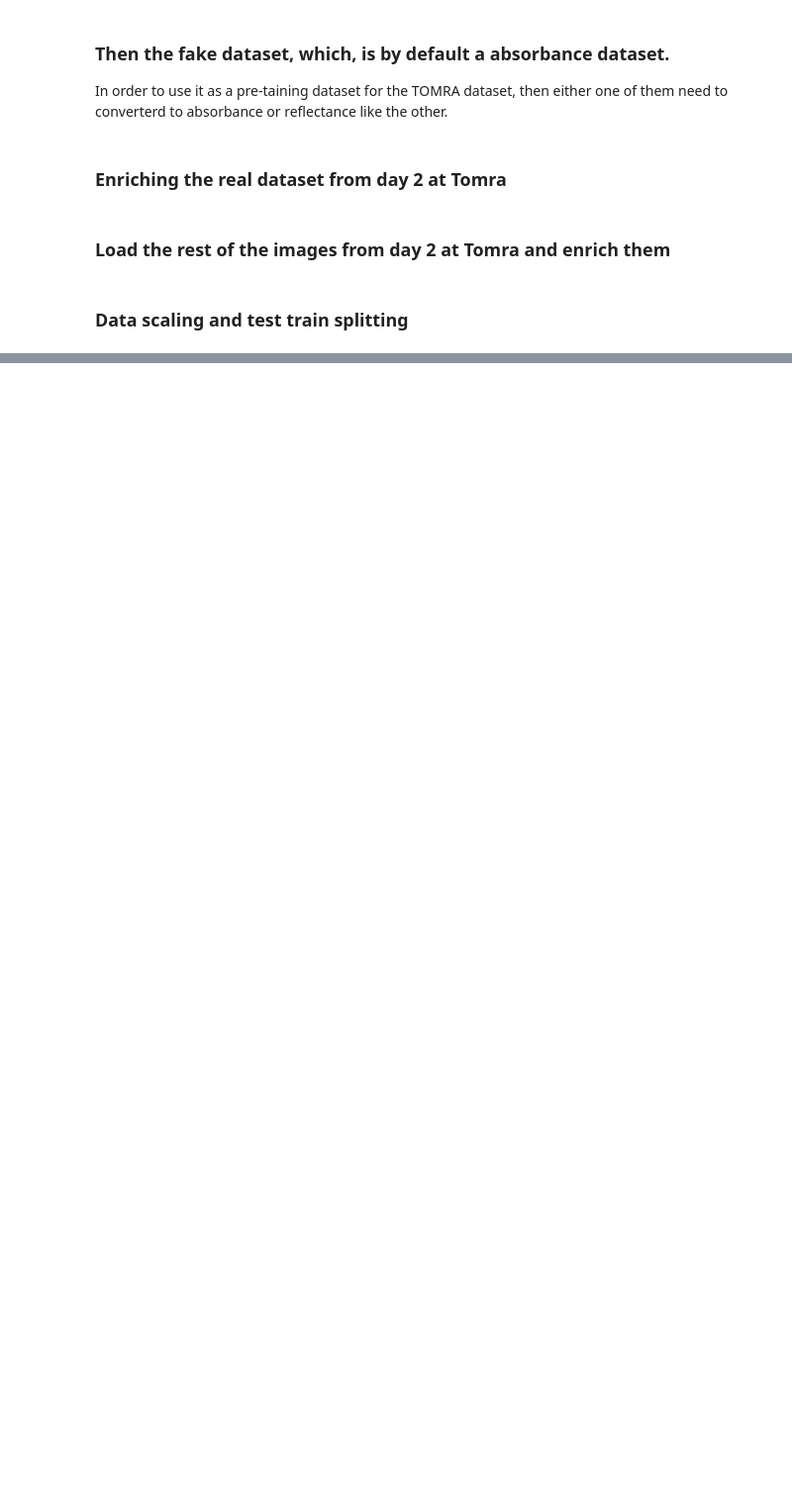
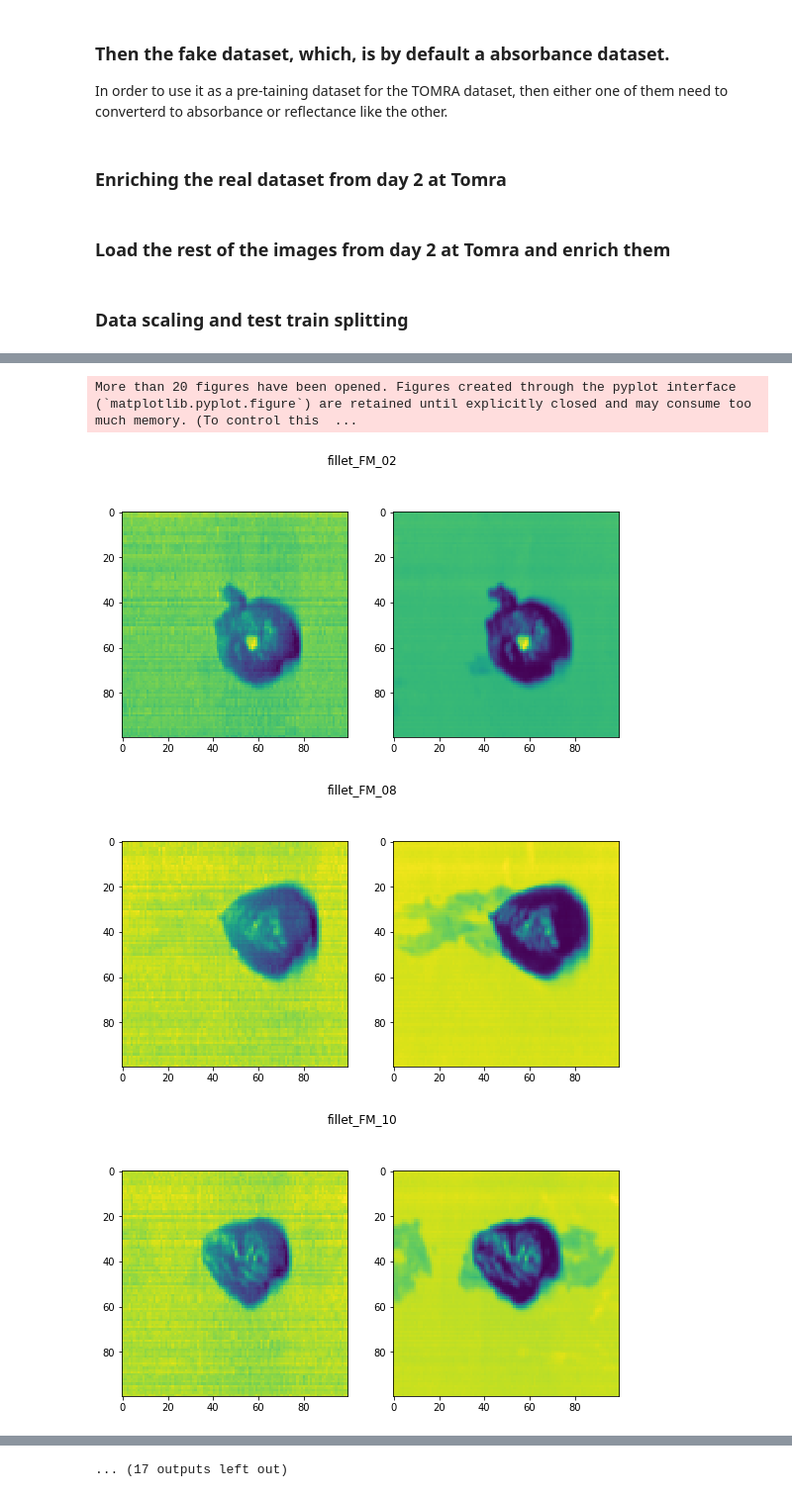
Before and after one commit to thortom/multispectral-chicken, a Jupyter notebook: DataLoadingExamples.ipynb, the cells around one changed output, grey strips where cells are left out. Shown at 99% size. Drawn from its saved outputs; the diff is of its cells as text; code cells hidden in the pictures; blank space fills up the shorter version.

```diff
--- a/DataLoadingExamples.ipynb
+++ b/DataLoadingExamples.ipynb
@@ -90,0 +122,22 @@ print(np.unique(Y_test), Y_test.shape, (X_test.min(), X_test.max()), X_test.shap
+# %%
+dataset_folder = 'data/tomra_day1'
+file_list = ['fillet_FM_02', 'fillet_FM_08', 'fillet_FM_10', 'fillet_v2_FM_02', 'fillet_v2_FM_06', 'fillet_v2_FM_08', 'fillet_v2_FM_11', 'FM_02', 'FM_03', 'FM_04', 'FM_05', 'FM_08', 'FM_09', 'FM_10', 'leg_meat_FM_03', 'leg_meat_FM_05', 'leg_skin_FM_01', 'leg_skin_FM_02', 'leg_skin_FM_04', 'leg_skin_FM_05', 'leg_skin_FM_07', 'leg_skinside_01', 'leg_skinside_04', 'leg_skinside_05', 'leg_skinside_12', 'leg_skinside_13', 'leg_skinside_22', 'leg_skinside_23']
+# ['chicken_01', 'chicken_02', 'chicken_03', 'chicken_04', 'chicken_05', 'fillet_FM_01', 'fillet_FM_02', 'fillet_FM_03', 'fillet_FM_05', 'fillet_FM_06', 'fillet_FM_07', 'fillet_FM_08', 'fillet_FM_09', 'fillet_FM_10', 'fillet_FM_11', 'fillet_FM_12', 'fillet_v2_FM_01', 'fillet_v2_FM_02', 'fillet_v2_FM_03', 'fillet_v2_FM_04', 'fillet_v2_FM_05', 'fillet_v2_FM_06', 'fillet_v2_FM_07', 'fillet_v2_FM_08', 'fillet_v2_FM_09', 'fillet_v2_FM_10', 'fillet_v2_FM_11', 'FM_02', 'FM_03', 'FM_04', 'FM_05', 'FM_06', 'FM_07', 'FM_08', 'FM_09', 'FM_10', 'FM_11', 'leg_meat_FM_01', 'leg_meat_FM_02', 'leg_meat_FM_03', 'leg_meat_FM_04', 'leg_meat_FM_05', 'leg_meat_FM_06', 'leg_meat_FM_07', 'leg_meat_FM_08', 'leg_meat_FM_09', 'leg_meat_FM_10', 'leg_meat_FM_11', 'leg_meatside_01', 'leg_meatside_02', 'leg_meatside_03', 'leg_meatside_04', 'leg_skin_FM_01', 'leg_skin_FM_02', 'leg_skin_FM_03', 'leg_skin_FM_04', 'leg_skin_FM_05', 'leg_skin_FM_06', 'leg_skin_FM_07', 'leg_skin_FM_08', 'leg_skin_FM_09', 'leg_skin_FM_10', 'leg_skin_FM_11', 'leg_skinside_01', 'leg_skinside_04', 'leg_skinside_05', 'leg_skinside_12', 'leg_skinside_13', 'leg_skinside_22', 'leg_skinside_23'] # All in folder
+
+X = mypackage.Dataset.load_files(file_list, dataset_folder, with_labels=False)
+# %%
+for i, file_name in enumerate(file_list):
+    fig = plt.figure(figsize=(9, 5))
+    fig.suptitle(file_name)
+    plt.subplot(121)
+    channel = 7
+    plt.imshow(X[i, :, :, channel])
+    plt.subplot(122)
+    channel = 138
+    plt.imshow(X[i, :, :, channel])
+#     break
+# %% [output]
+More than 20 figures have been opened. Figures created through the pyplot interface (`matplotlib.pyplot.figure`) are retained until explicitly closed and may consume too much memory. (To control this  ...
+[figure, added]
+[figure, added]
+[figure, added]
@@ -90,0 +152 @@ print(np.unique(Y_test), Y_test.shape, (X_test.min(), X_test.max()), X_test.shap
+... (17 outputs left out)
```
Also changed, not shown: parts of 8 cells of this notebook, 6 other files.
